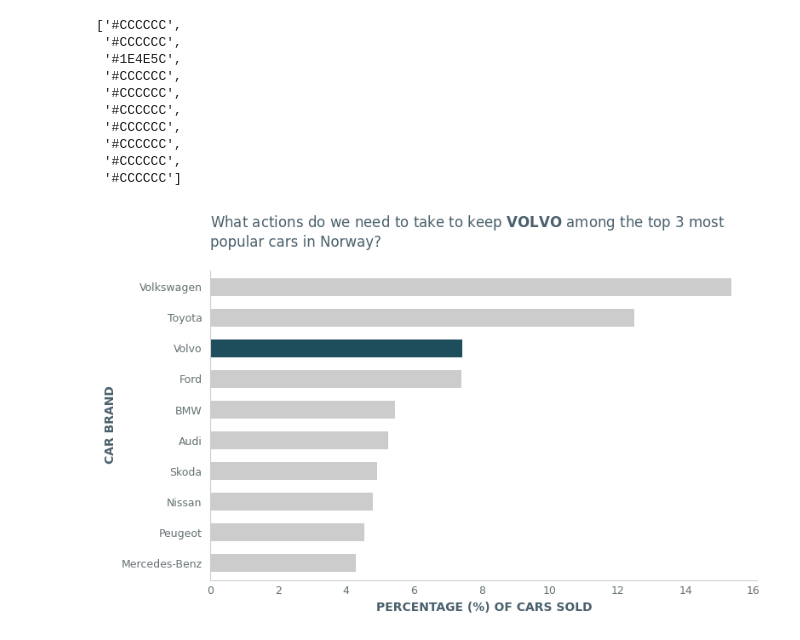
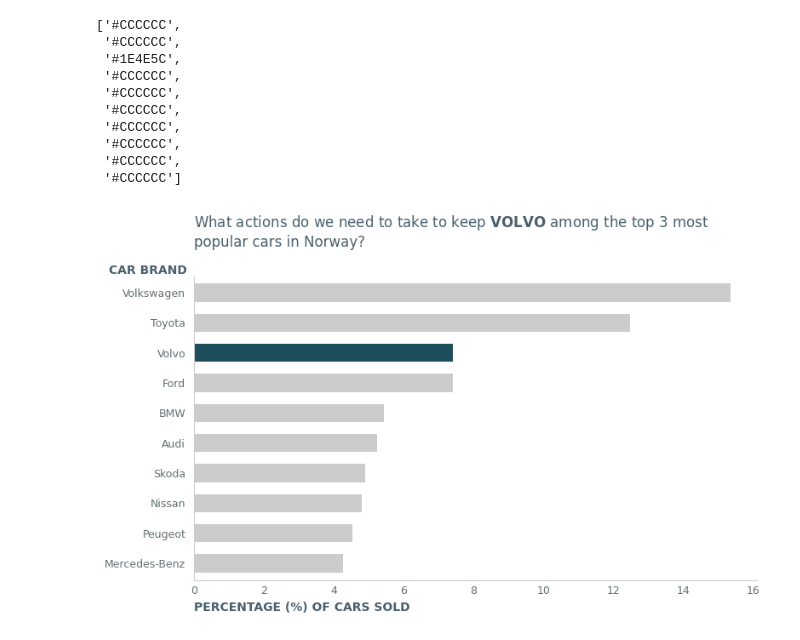
Before and after one commit to 0marsm0/datavisualisation-Alisher-Yuldashev-DE24, a Jupyter notebook: code_alongs/04_storytelling/matplotlib_bar_storytelling.ipynb, the cells around one changed output. Drawn from its saved outputs; the diff is of its cells as text; code cells hidden in the pictures.

Commit message:
label positioned

```diff
--- a/code_alongs/04_storytelling/matplotlib_bar_storytelling.ipynb
+++ b/code_alongs/04_storytelling/matplotlib_bar_storytelling.ipynb
@@ -130,34 +130,35 @@ ax = df_percentage.iloc[:10].plot(
     legend=False,
     figsize=(8, 5),
     width=0.6,
     color=colors,
 )
 
 ax.invert_yaxis()
 
 # remove clutter
 ax.spines[["top", "right"]].set_visible(False)
 
 # contrast
 ax.spines[["left", "bottom"]].set_color(GRAY_1)
 ax.tick_params(axis="both", colors=GRAY_2, labelsize=9, length=0, pad=5)
 ax.tick_params(axis="y", pad=7)
 
 # descriptive title and labels - call to action (CTA)
 ax.set_title(
     "What actions do we need to take to keep "
     + r"$\bf{VOLVO}$"  # LaTeX mode (r"$text$")
     + " among the top 3 most\npopular cars in Norway?",
     loc="left",
     color=GRAY_3,
-    pad=20,
+    pad=25,
 )
 
-ax.set_xlabel("PERCENTAGE (%) OF CARS SOLD", color=GRAY_3, fontweight="bold")
-ax.set_ylabel("car brand".upper(), color=GRAY_3, fontweight="bold")
+ax.set_xlabel("PERCENTAGE (%) OF CARS SOLD", color=GRAY_3, fontweight="bold", loc="left")
+ax.set_ylabel("car brand".upper(), color=GRAY_3, fontweight="bold", rotation=0)
+ax.yaxis.set_label_coords(-0.082, 1)
 
 fig = ax.get_figure()
 fig.tight_layout()
 fig.savefig("figures/2_bar_initial.png")
 # %% [output]
-[figure, old version]
+[figure, new version]
```
Also changed, not shown: 1 other file.
